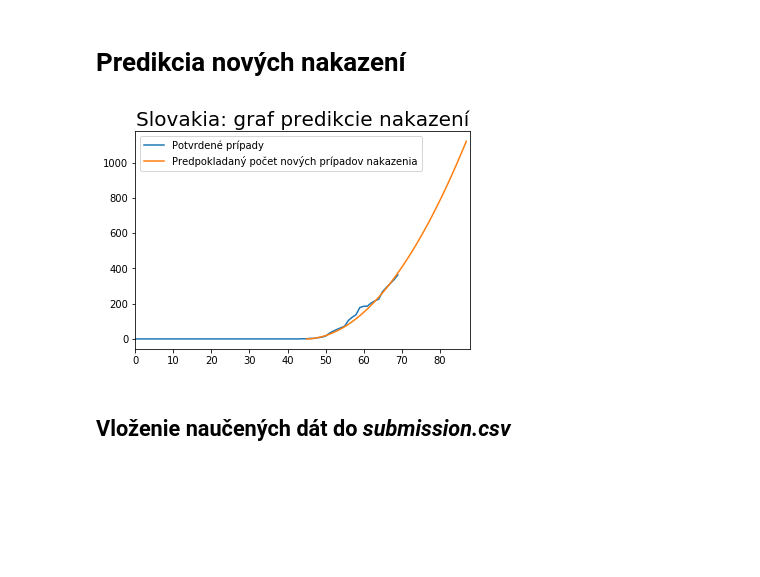
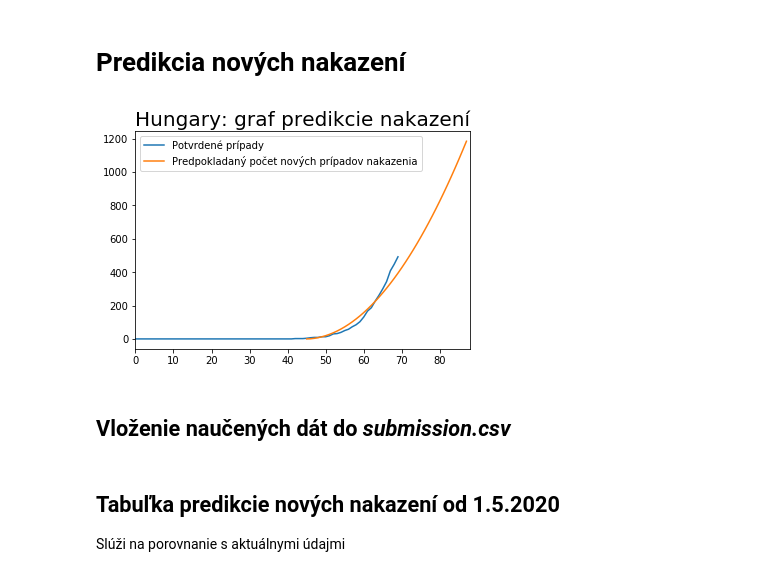
Before and after one commit to ksteflovic/NN_Covid-19_Predictions, a Jupyter notebook: src/notebooks/neural_network/notebook_covid-19.ipynb, the cells around one changed output. Saved outputs shown, nothing was run; the diff lists cells and outputs as text; code cells hidden in the pictures; blank space fills up the shorter version.

Commit message:
Pridaná tabuľka pre porovnanie s aktuálny údajmi

```diff
--- a/src/notebooks/neural_network/notebook_covid-19.ipynb
+++ b/src/notebooks/neural_network/notebook_covid-19.ipynb
@@ -172,7 +172,7 @@ for country in df_train['Country_Region'].unique():
 
         # print(df_test['ConfirmedCases'].astype('int'))
 
-        if(country == "Slovakia"):
+        if(country == "Hungary"):
              # Visualising the Polynomial Regression results
 
             #print(x_train)
@@ -191,34 +191,34 @@ for country in df_train['Country_Region'].unique():
             plt.show()
 
     else:
         for state in df_train_country['Province_State'].unique():
             df_train_state = df_train_country[df_train_country['Province_State'] == state]
             df_test_state = df_test_country[df_test_country['Province_State'] == state]
 
             x_train = np.array(range(len(df_train_state))).reshape(-1, 1)
             y_train = df_train_state['ConfirmedCases']
 
 
             model = Pipeline([('poly', PolynomialFeatures(degree=2, include_bias=True)), ('linear', LinearRegression(fit_intercept=False))])
 
             Y = np.array([y_train])
             Yr = np.flip(Y, axis=1)
             Yr = Yr[0,::-1]
             Yrs = Yr.reshape(-1,1)
             x_train_scale = StandardScaler().fit_transform(x_train)
             y_train_scale = StandardScaler().fit_transform(Yrs)
 
             model.fit(x_train_scale, y_train_scale)
 
             x_test = np.array(range(len(df_test_state))).reshape((-1, 1))
             prediction = model.predict(x_test)
 
             prediction[prediction < 0] = 0
 
             # Vramci ConfirmedCases pridam sa novy stlpec v dataframe df_test kam vlozim predikciu k danej krajine
             df_test.loc[(df_test['Country_Region'] == country) & (df_test['Province_State'] == state), 'ConfirmedCases'] = prediction
 # %% [output]
-[figure, old version]
+[figure, new version]
 # %% [markdown]
 ## Vloženie naučených dát do *submission.csv*
 # %%
@@ -230,3 +230,6 @@ df_submit.to_csv('submission.csv', index=False)
 # df_test.head()
 # %%
 # df_train.info()
+# %% [markdown]
+## Tabuľka predikcie nových nakazení od 1.5.2020
+Slúži na porovnanie s aktuálnymi údajmi
```
Also changed, not shown: parts of 1 cell of this notebook.
